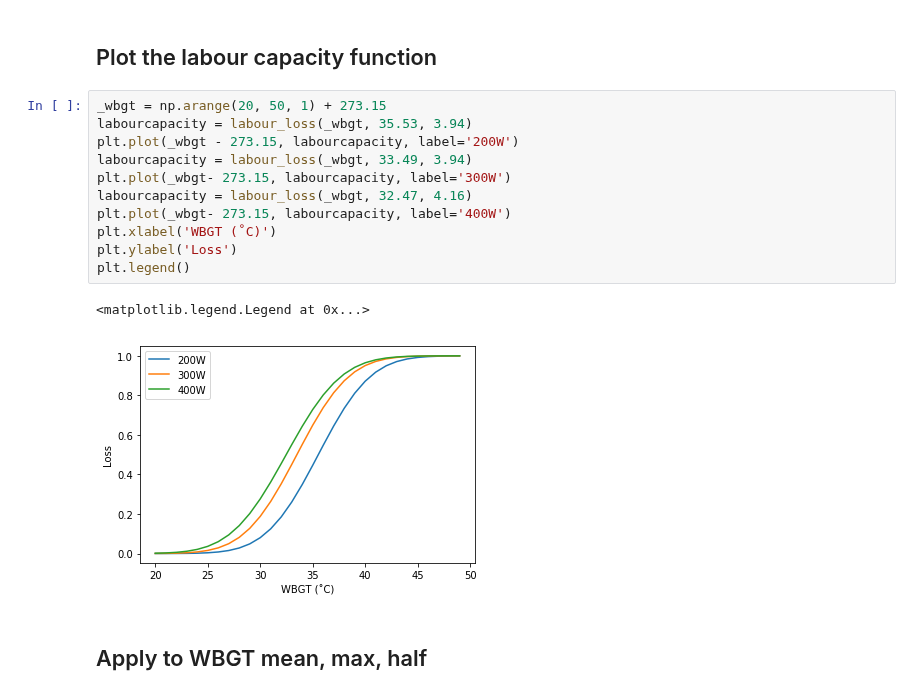
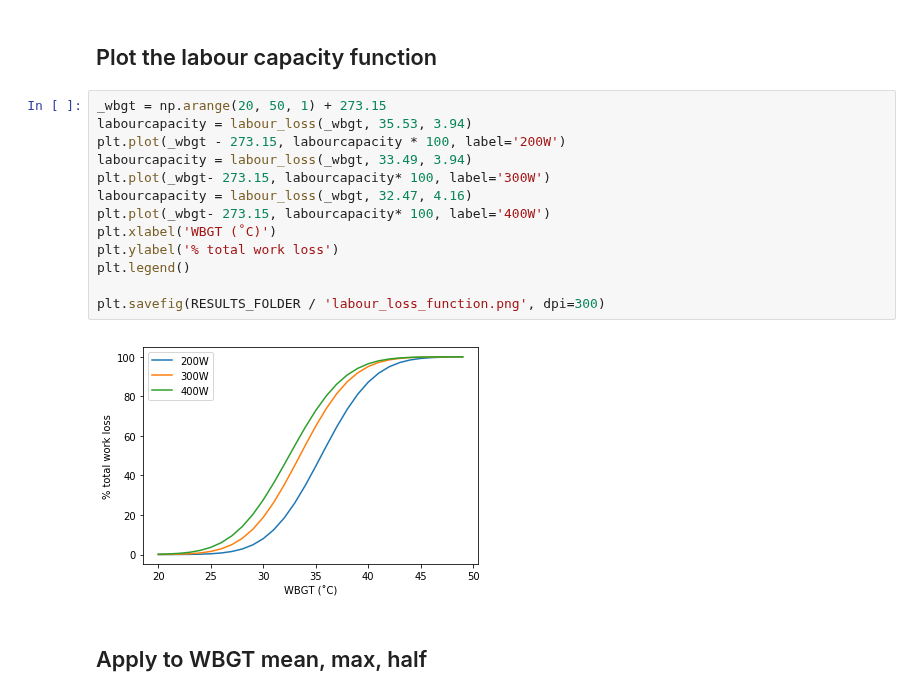
Before and after one commit to mangecoeur/health-climate-exposure, a Jupyter notebook: 1.3 Labour capacity change.ipynb, the cells around one changed output. Saved outputs shown, nothing was run; the diff lists cells and outputs as text.

```diff
--- a/1.3 Labour capacity change.ipynb
+++ b/1.3 Labour capacity change.ipynb
@@ -76,17 +76,18 @@ POP_FILE = POP_DATA_SRC / 'population_count_2000-2020_eightres.nc'
 # %%
 _wbgt = np.arange(20, 50, 1) + 273.15
 labourcapacity = labour_loss(_wbgt, 35.53, 3.94)
-plt.plot(_wbgt - 273.15, labourcapacity, label='200W')
+plt.plot(_wbgt - 273.15, labourcapacity * 100, label='200W')
 labourcapacity = labour_loss(_wbgt, 33.49, 3.94)
-plt.plot(_wbgt- 273.15, labourcapacity, label='300W')
+plt.plot(_wbgt- 273.15, labourcapacity* 100, label='300W')
 labourcapacity = labour_loss(_wbgt, 32.47, 4.16)
-plt.plot(_wbgt- 273.15, labourcapacity, label='400W')
+plt.plot(_wbgt- 273.15, labourcapacity* 100, label='400W')
 plt.xlabel('WBGT (˚C)')
-plt.ylabel('Loss')
+plt.ylabel('% total work loss')
 plt.legend()
+
+plt.savefig(RESULTS_FOLDER / 'labour_loss_function.png', dpi=300)
 # %% [output]
-<matplotlib.legend.Legend at 0x...>
-[figure, old version]
+[figure, new version]
 # %% [markdown]
 ## Apply to WBGT mean, max, half
 # %%
```
Also changed, not shown: parts of 16 cells of this notebook, 46 other files.
